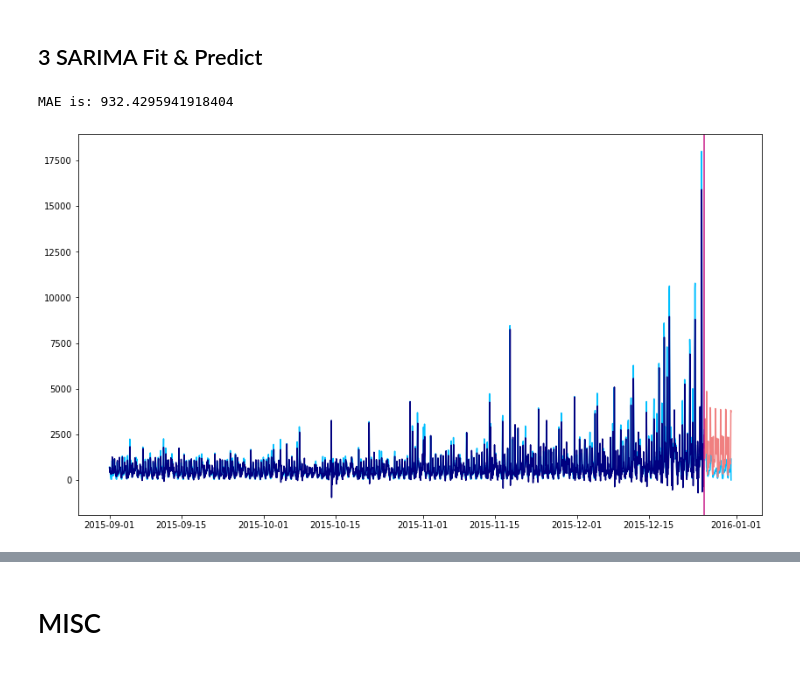
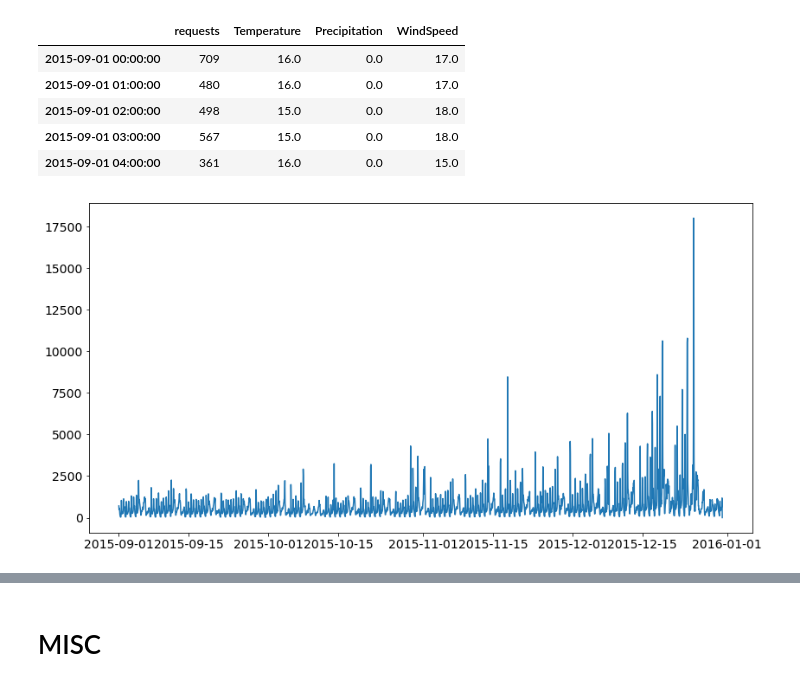
Before and after one commit to GeorgeG92/TSForecasting, a Jupyter notebook: notebooks/SARIMAX.ipynb, the cells around one changed output, grey strips where cells are left out. Cells and saved outputs as stored; diff of their text form; code cells hidden in the pictures.

Commit message:
SARIMAX notebook changes

```diff
--- a/notebooks/SARIMAX.ipynb
+++ b/notebooks/SARIMAX.ipynb
@@ -235,2 +0,0 @@ MAE is: 201.01870227521943
-# %% [markdown]
-## 3 SARIMA Fit & Predict
@@ -239,23 +1,40 @@ s=24
-# %%
-model = SARIMAX(train, order=(p,d,q),seasonal_order=(P,D,Q,s), exog=exog_train)
-result = model.fit(disp=False)
-#print(result.summary())
-
-# Fit
-trainpreds = result.fittedvalues
-testpreds = result.predict(start=test.index[0], end=test.index[0-1], exog=exog_test)
-
-# Evaluate
-score = mean_absolute_error(test, testpreds)
-print("MAE is: "+str(score))
-
-# Plot
-rcParams['figure.figsize'] = 14, 8
-plt.plot(data, color='deepskyblue')
-plt.plot(trainpreds, color='navy')
-plt.plot(testpreds, color='lightcoral')
-plt.axvline(x=test.index[0], label='train/test split', c='mediumvioletred')
-plt.show()
-# %% [output]
-MAE is: 932.4295941918404
-[figure, removed]
+# %%
+import numpy as np
+import pandas as pd
+import seaborn as sns
+import warnings
+import statsmodels as sm
+import matplotlib
+import matplotlib.pyplot as plt
+from matplotlib import rcParams
+from statsmodels.stats.diagnostic import acorr_ljungbox
+from statsmodels.tsa.seasonal import seasonal_decompose
+from statsmodels.graphics.tsaplots import plot_acf, plot_pacf
+from statsmodels.tsa.stattools import acf, pacf
+from statsmodels.tsa.statespace.sarimax import SARIMAX
+from statsmodels.tsa.arima_model import ARIMA
+from statsmodels.tsa.stattools import adfuller
+from sklearn.metrics import mean_squared_error, mean_absolute_error
+
+rcParams['figure.figsize'] = 12, 6
+rcParams.update({'figure.autolayout': True})      # fixes clipping pics!
+matplotlib.rc('font', size=14)
+matplotlib.rc('axes', titlesize=22)
+plt.gcf().autofmt_xdate()                         # fixes x-ticks
+
+warnings.filterwarnings('ignore')
+
+df = pd.read_csv("./data.csv")
+df.request_date = pd.to_datetime(df.request_date)    # convert string index to datetime (for decomposition)
+df.set_index('request_date', inplace=True)
+df.index = pd.date_range(df.index[0], df.index[-1], freq='H')
+plt.plot(df['requests'])
+df.head()
+# %% [output]
+|  | requests | Temperature | Precipitation | WindSpeed |
+| 2015-09-01 00:00:00 | 709 | 16.0 | 0.0 | 17.0 |
+| 2015-09-01 01:00:00 | 480 | 16.0 | 0.0 | 17.0 |
+| 2015-09-01 02:00:00 | 498 | 15.0 | 0.0 | 18.0 |
+| 2015-09-01 03:00:00 | 567 | 15.0 | 0.0 | 18.0 |
+| 2015-09-01 04:00:00 | 361 | 16.0 | 0.0 | 15.0 |
+[figure, added]
```
Also changed, not shown: parts of 62 cells of this notebook, 2 other files.
